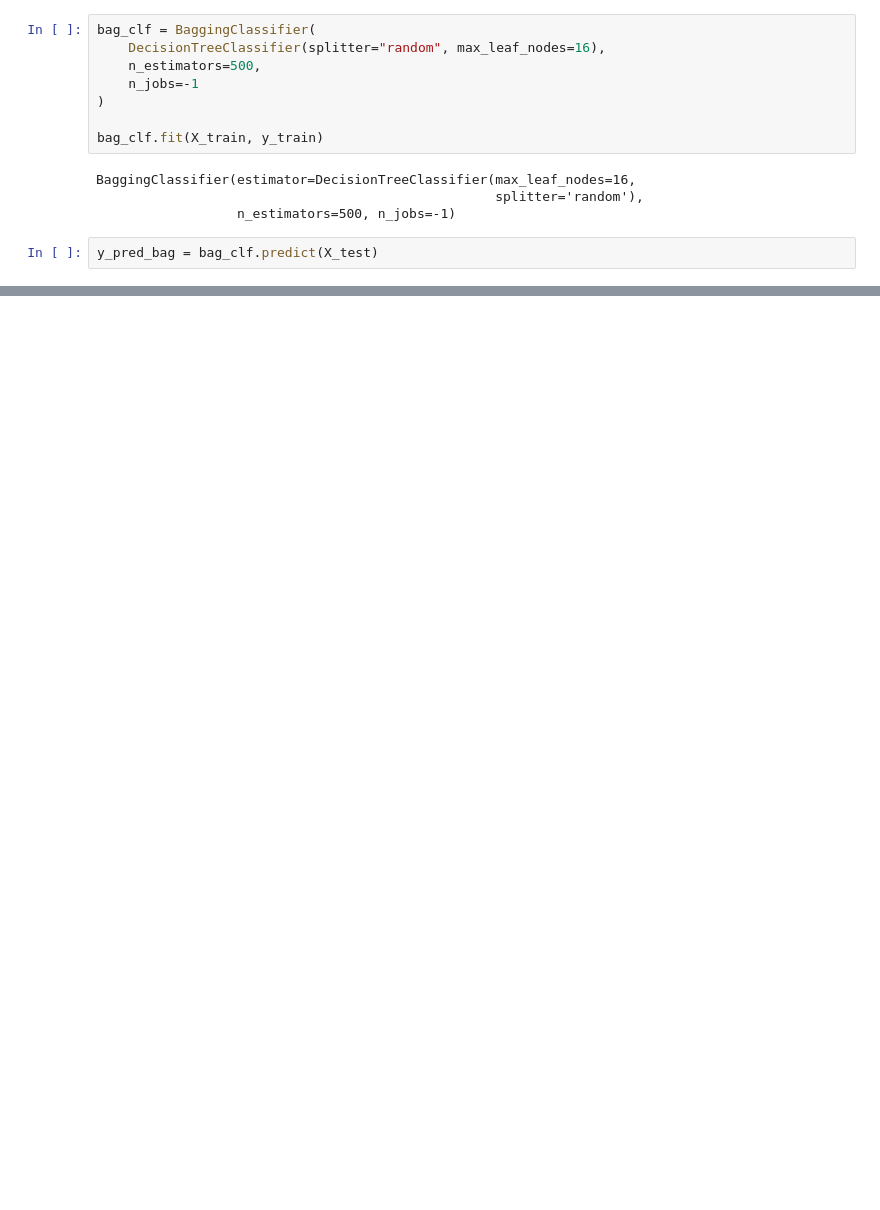
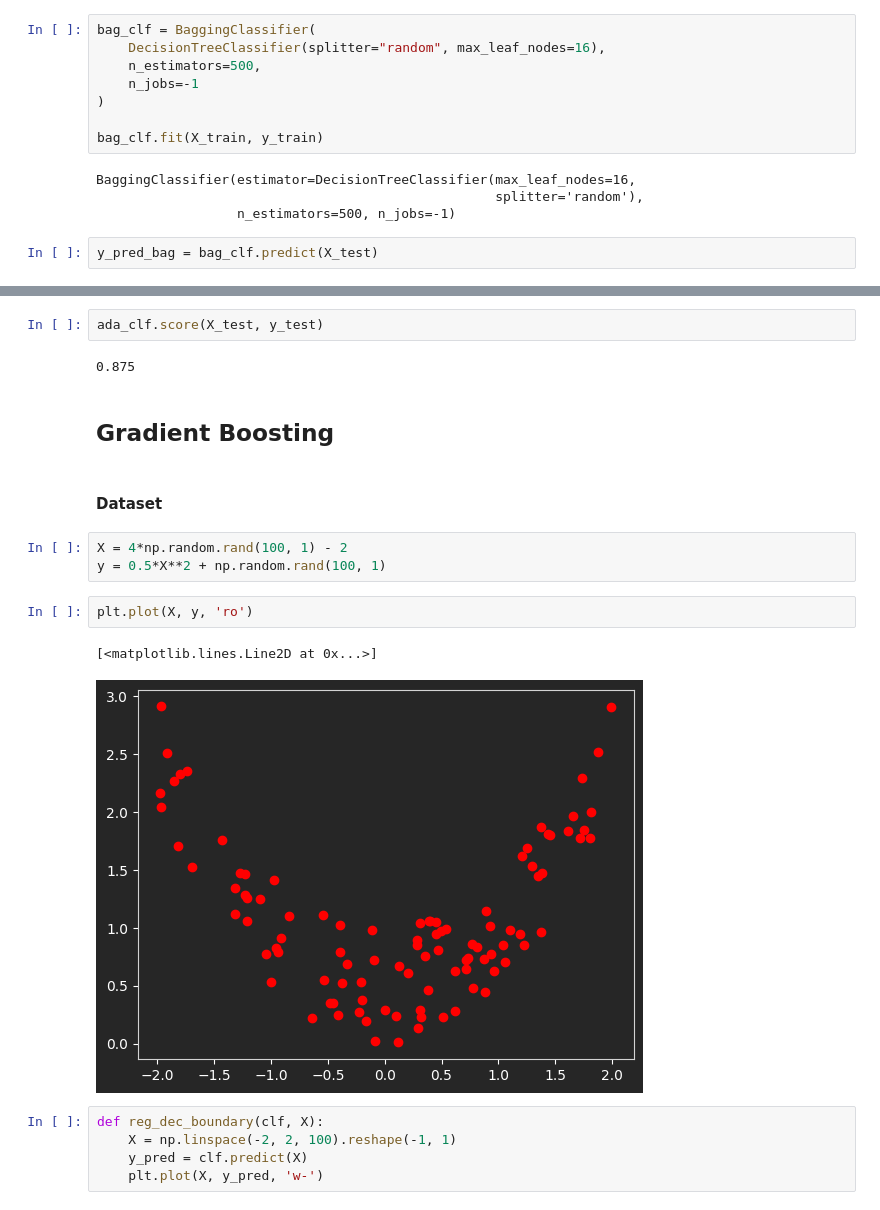
Before and after one commit to abhishak3/MLM, a Jupyter notebook: EnsembleLearning.ipynb, the cells around one changed output, grey strips where cells are left out. Cells and saved outputs as stored; diff of their text form; blank space fills up the shorter version.

Commit message:
gradient boosting

```diff
--- a/EnsembleLearning.ipynb
+++ b/EnsembleLearning.ipynb
@@ -155,0 +172,21 @@ plot_dataset(X_train, y_train)
+# %%
+ada_clf.score(X_test, y_test)
+# %% [output]
+0.875
+# %% [markdown]
+## Gradient Boosting
+# %% [markdown]
+#### Dataset
+# %%
+X = 4*np.random.rand(100, 1) - 2
+y = 0.5*X**2 + np.random.rand(100, 1)
+# %%
+plt.plot(X, y, 'ro')
+# %% [output]
+[<matplotlib.lines.Line2D at 0x...>]
+[figure, added]
+# %%
+def reg_dec_boundary(clf, X):
+    X = np.linspace(-2, 2, 100).reshape(-1, 1)
+    y_pred = clf.predict(X)
+    plt.plot(X, y_pred, 'w-')
```
Also changed, not shown: parts of 24 cells of this notebook.
